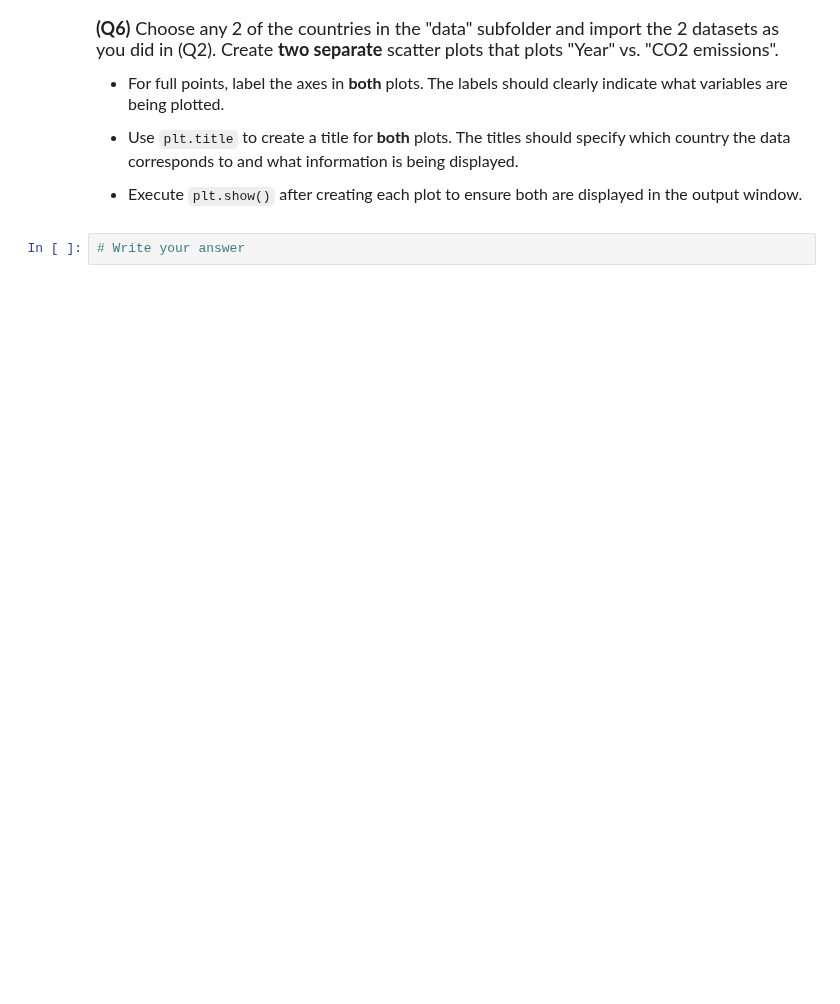
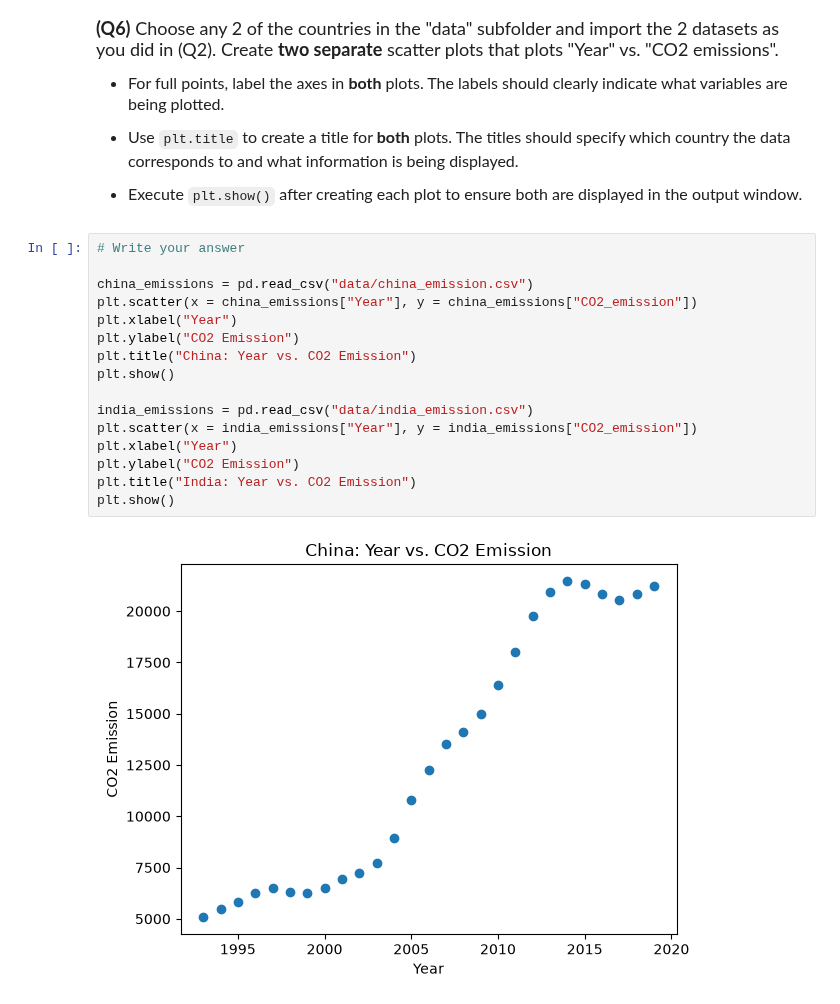
Before and after one commit to Michal-Fink/datasci185fall2026, a Jupyter notebook: _assignments/assignment_2/Assignment2.ipynb, the cells around one changed output. Drawn from its saved outputs; the diff is of its cells as text; blank space fills up the shorter version.

```diff
--- a/_assignments/assignment_2/Assignment2.ipynb
+++ b/_assignments/assignment_2/Assignment2.ipynb
@@ -114,5 +150,21 @@ us_emissions["CO2_emission"].describe()
 - Use `plt.title` to create a title for **both** plots. The titles should specify which country the data corresponds to and what information is being displayed.
 
 - Execute `plt.show()` after creating each plot to ensure both are displayed in the output window.
-# %%
-# Write your answer
+# %%
+# Write your answer
+
+china_emissions = pd.read_csv("data/china_emission.csv")
+plt.scatter(x = china_emissions["Year"], y = china_emissions["CO2_emission"])
+plt.xlabel("Year")
+plt.ylabel("CO2 Emission")
+plt.title("China: Year vs. CO2 Emission")
+plt.show()
+
+india_emissions = pd.read_csv("data/india_emission.csv")
+plt.scatter(x = india_emissions["Year"], y = india_emissions["CO2_emission"])
+plt.xlabel("Year")
+plt.ylabel("CO2 Emission")
+plt.title("India: Year vs. CO2 Emission")
+plt.show()
+# %% [output]
+[figure, added]
```
Also changed, not shown: parts of 8 cells of this notebook.
